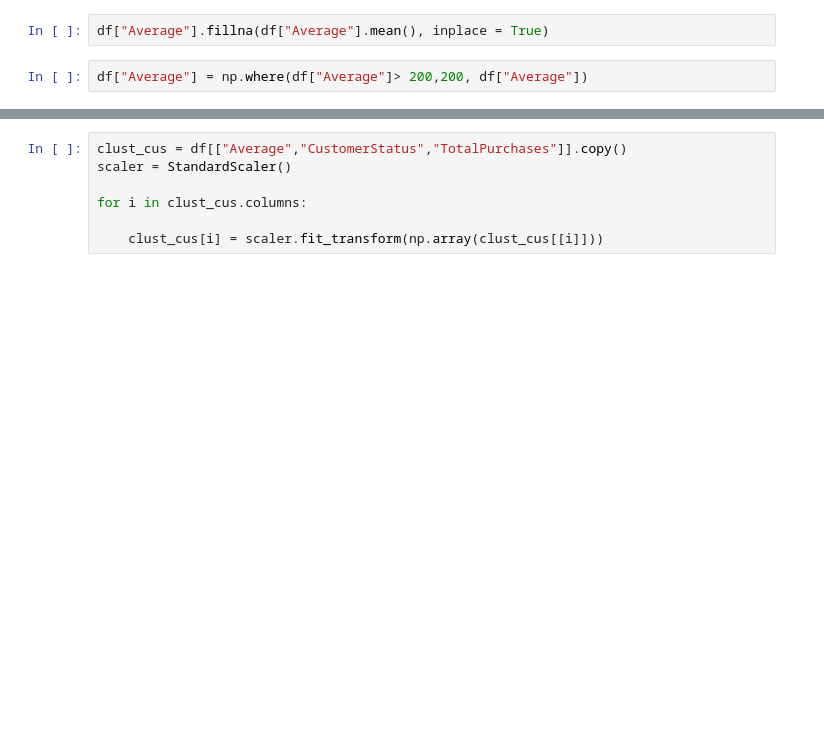
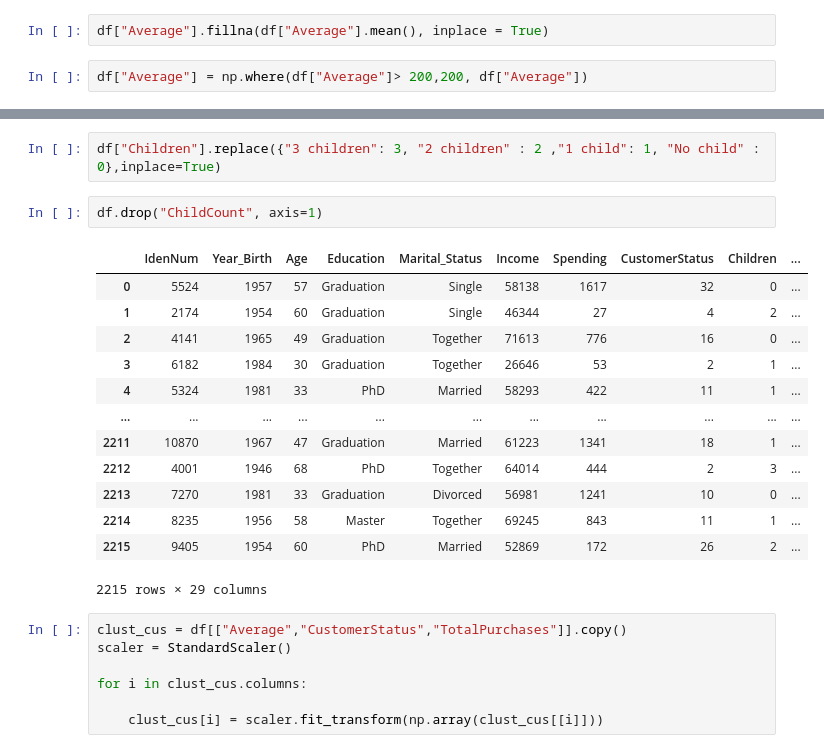
Before and after one commit to poulosar/customer-sentiment-analysis, a Jupyter notebook: Untitled1.ipynb, the cells around one changed output, grey strips where cells are left out. Cells and saved outputs as stored; diff of their text form; blank space fills up the shorter version.

```diff
--- a/Untitled1.ipynb
+++ b/Untitled1.ipynb
@@ -118,3 +118,21 @@ df.drop("IdenNum", axis=1)
+# %%
+df["Children"].replace({"3 children": 3, "2 children" : 2 ,"1 child": 1, "No child" : 0},inplace=True)
+# %%
+df.drop("ChildCount", axis=1)
+# %% [output]
+|  | IdenNum | Year_Birth | Age | Education | Marital_Status | Income | Spending | CustomerStatus | Children | ... |
+| 0 | 5524 | 1957 | 57 | Graduation | Single | 58138 | 1617 | 32 | 0 | ... |
+| 1 | 2174 | 1954 | 60 | Graduation | Single | 46344 | 27 | 4 | 2 | ... |
+| 2 | 4141 | 1965 | 49 | Graduation | Together | 71613 | 776 | 16 | 0 | ... |
+| 3 | 6182 | 1984 | 30 | Graduation | Together | 26646 | 53 | 2 | 1 | ... |
+| 4 | 5324 | 1981 | 33 | PhD | Married | 58293 | 422 | 11 | 1 | ... |
+| ... | ... | ... | ... | ... | ... | ... | ... | ... | ... | ... |
+| 2211 | 10870 | 1967 | 47 | Graduation | Married | 61223 | 1341 | 18 | 1 | ... |
+| 2212 | 4001 | 1946 | 68 | PhD | Together | 64014 | 444 | 2 | 3 | ... |
+| 2213 | 7270 | 1981 | 33 | Graduation | Divorced | 56981 | 1241 | 10 | 0 | ... |
+| 2214 | 8235 | 1956 | 58 | Master | Together | 69245 | 843 | 11 | 1 | ... |
+| 2215 | 9405 | 1954 | 60 | PhD | Married | 52869 | 172 | 26 | 2 | ... |
+2215 rows × 29 columns
 # %%
 clust_cus = df[["Average","CustomerStatus","TotalPurchases"]].copy()
 scaler = StandardScaler()
```
Also changed, not shown: parts of 9 cells of this notebook, 1 other file.
